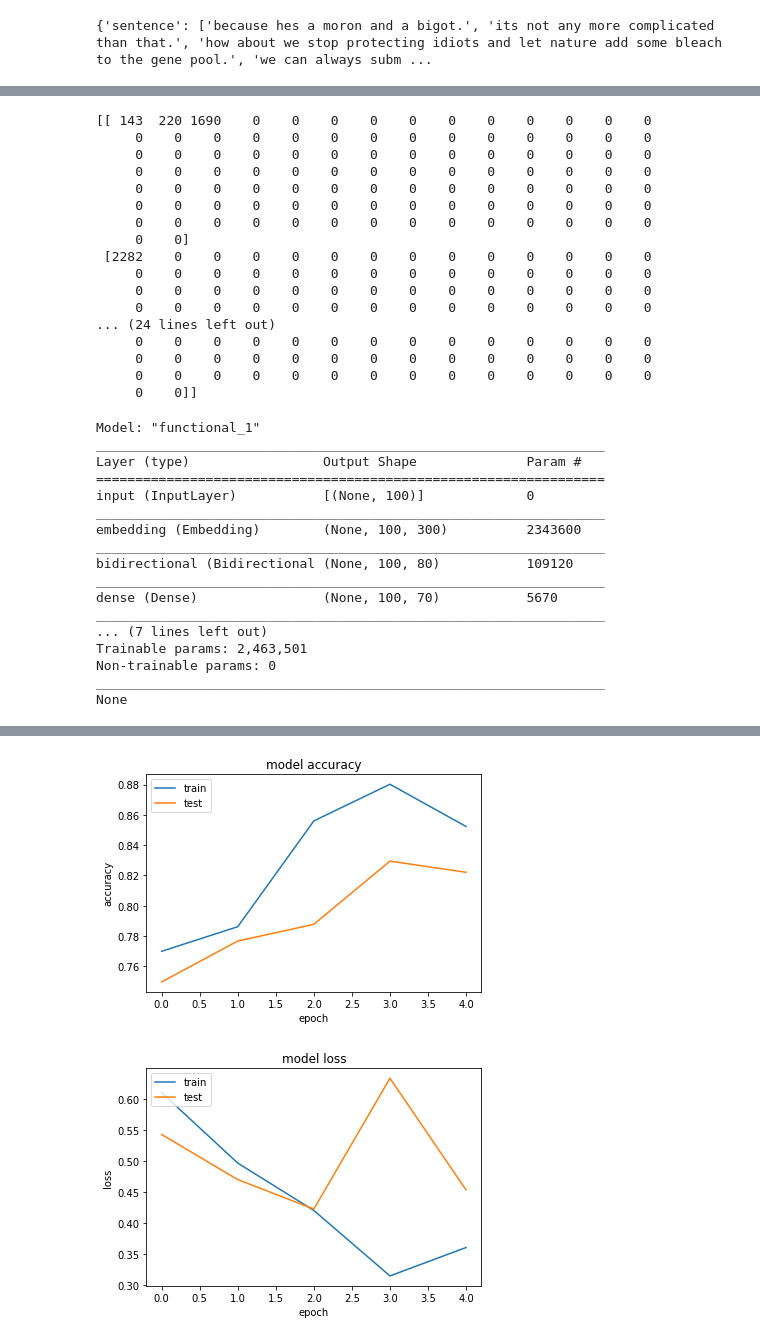
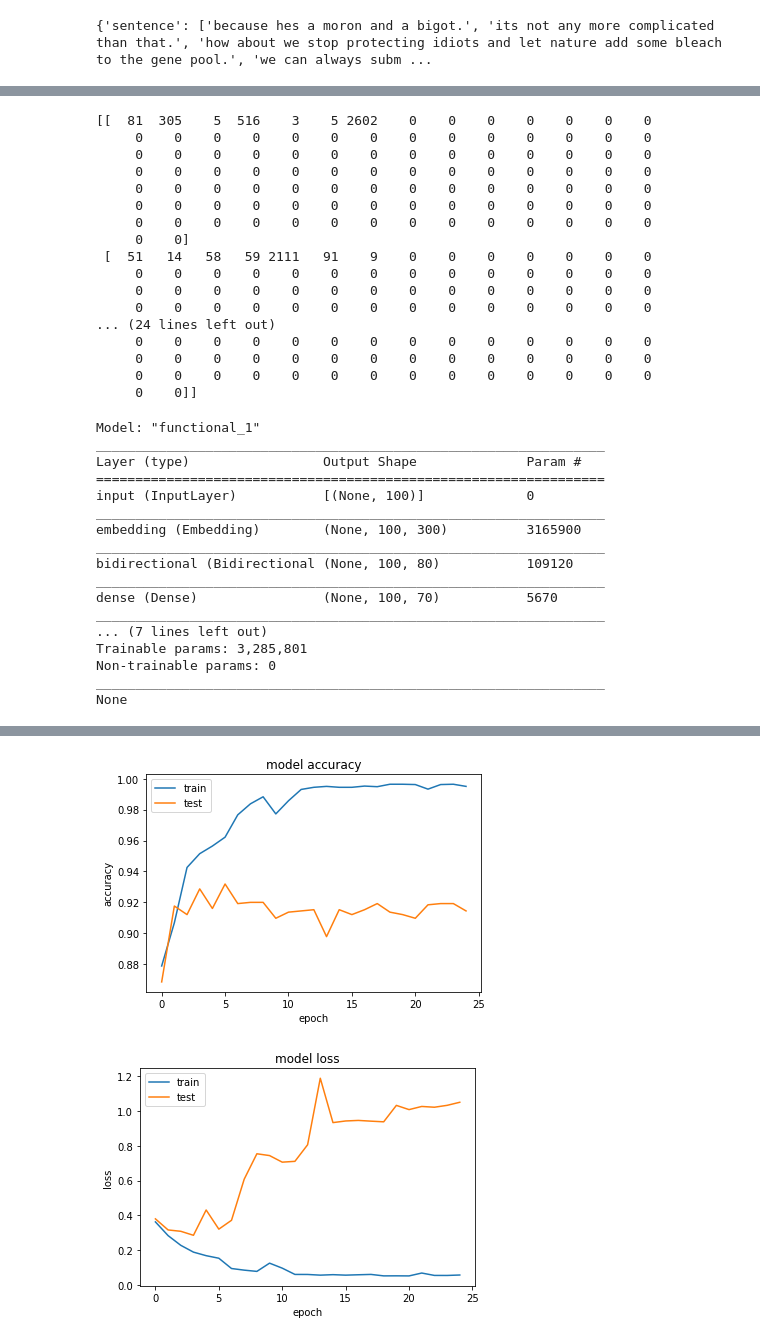
Before and after one commit to paatrycjaa/wedt-toxic-span-detection, a Jupyter notebook: attention.ipynb, the cells around one changed output, grey strips where cells are left out. Saved outputs shown, nothing was run; the diff lists cells and outputs as text; code cells hidden in the pictures.

```diff
--- a/attention.ipynb
+++ b/attention.ipynb
@@ -48,10 +48,12 @@ extra_train.load_data("data/train.csv")
 extra_df_preprocessed = extra_train.preprocess()
 # %%
 print(train_df_preprocessed)
-#print(extra_df_preprocessed)
+print(train_data_semeval.get_classes_amount(train_df_preprocessed))
 ##add data
-additional_data = extra_train.get_missing_class_elements(extra_df_preprocessed, 500, [0.0])
+additional_data = extra_train.get_missing_class_elements(extra_df_preprocessed, 500, 0.0)
+print(additional_data)
 frames = [train_df_preprocessed, additional_data]
 train_df_preprocessed = pd.concat(frames)
-train_df_preprocessed
+# train_df_preprocessed
+print(train_data_semeval.get_classes_amount(train_df_preprocessed))
 # %% [output]
@@ -132,9 +105,9 @@ sentences_filter=[]
 for i, w in enumerate(sentences):
     sentences[i] = [word for word in sentences[i] if word.isalpha()]
 # %%
-#filter stop words
-nltk.download('stopwords')
-from nltk.corpus import stopwords
-stop_words = stopwords.words('english')
-for i, w in enumerate(sentences):
-    sentences[i] = [w for w in sentences[i] if not w in stop_words]
+#filter stop words- bez nich wyniki sie wiele nie roznia, a jest trudniej interpretowac- do przemyslenia
+# nltk.download('stopwords')
+# from nltk.corpus import stopwords
+# stop_words = stopwords.words('english')
+# for i, w in enumerate(sentences):
+#     sentences[i] = [w for w in sentences[i] if not w in stop_words]
@@ -192,7 +161,7 @@ y_train = np.vstack(labels[:-nb_validation_samples])
 x_val = data[-nb_validation_samples:]
 y_val = np.vstack(labels[-nb_validation_samples:])
 # %% [output]
-[[ 143  220 1690    0    0    0    0    0    0    0    0    0    0    0
+[[  81  305    5  516    3    5 2602    0    0    0    0    0    0    0
      0    0    0    0    0    0    0    0    0    0    0    0    0    0
      0    0    0    0    0    0    0    0    0    0    0    0    0    0
      0    0    0    0    0    0    0    0    0    0    0    0    0    0
@@ -200,7 +169,7 @@ y_val = np.vstack(labels[-nb_validation_samples:])
      0    0    0    0    0    0    0    0    0    0    0    0    0    0
      0    0    0    0    0    0    0    0    0    0    0    0    0    0
      0    0]
- [2282    0    0    0    0    0    0    0    0    0    0    0    0    0
+ [  51   14   58   59 2111   91    9    0    0    0    0    0    0    0
      0    0    0    0    0    0    0    0    0    0    0    0    0    0
      0    0    0    0    0    0    0    0    0    0    0    0    0    0
      0    0    0    0    0    0    0    0    0    0    0    0    0    0
@@ -228,19 +197,19 @@ Layer (type)                 Output Shape              Param #
 =================================================================
 input (InputLayer)           [(None, 100)]             0
 _________________________________________________________________
-embedding (Embedding)        (None, 100, 300)          2343600
+embedding (Embedding)        (None, 100, 300)          3165900
 _________________________________________________________________
 bidirectional (Bidirectional (None, 100, 80)           109120
 _________________________________________________________________
 dense (Dense)                (None, 100, 70)           5670
 _________________________________________________________________
 ... (7 lines left out)
-Trainable params: 2,463,501
+Trainable params: 3,285,801
 Non-trainable params: 0
 _________________________________________________________________
 None
 # %%
-history = model.fit(x_train, y_train, validation_data=(x_val, y_val), epochs=5, batch_size=256,shuffle=True, callbacks=[checkpoint])
+history = model.fit(x_train, y_train, validation_data=(x_val, y_val), epochs=25, batch_size=256,shuffle=True, callbacks=[checkpoint])
 print(history.history.keys())
 plt.plot(history.history['acc'])
 plt.plot(history.history['val_acc'])
@@ -273,3 +248,3 @@ Epoch 5/5
 dict_keys(['loss', 'acc', 'val_loss', 'val_acc'])
-[figure, old version]
+[figure, new version]
-[figure, old version]
+[figure, new version]
```
Also changed, not shown: parts of 8 cells of this notebook, 3 other files.
